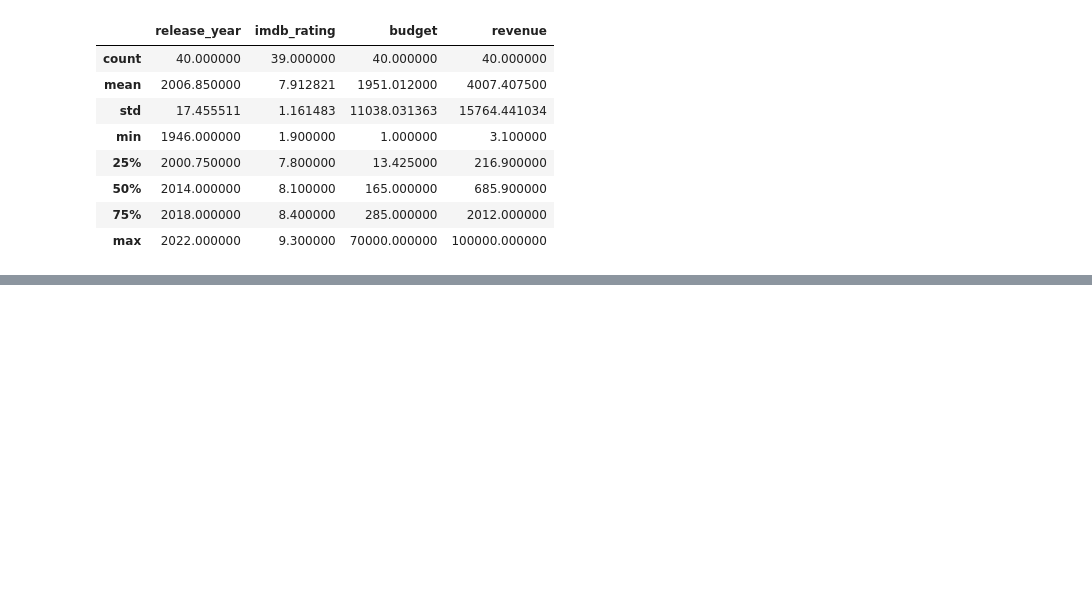
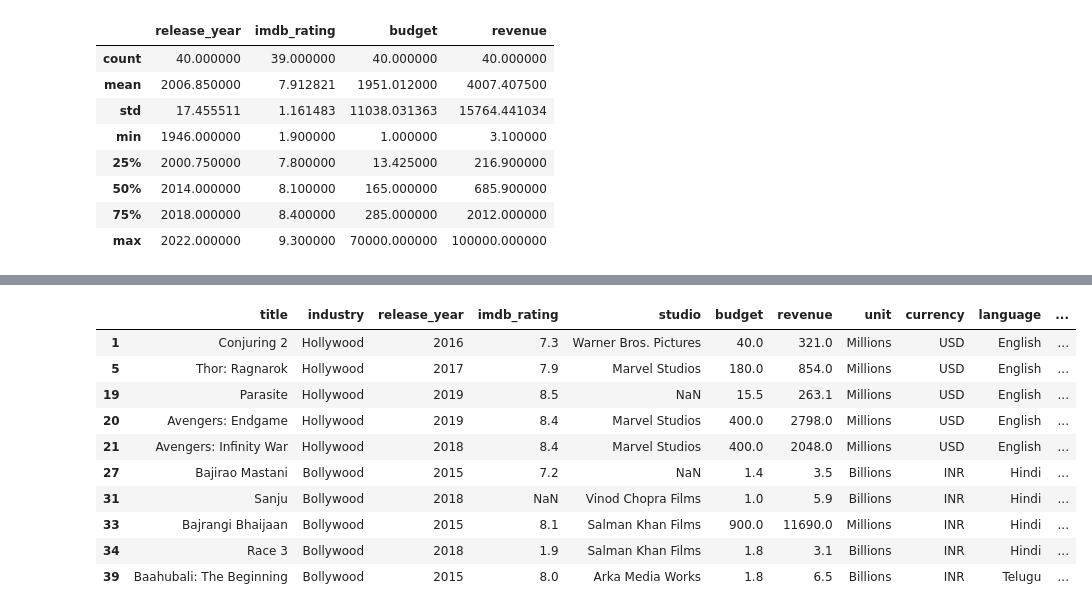
Before and after one commit to Gani25/python_weekdays_b1, a Jupyter notebook: pandas/2basics/basic operations.ipynb, the cells around one changed output, grey strips where cells are left out. Cells and saved outputs as stored; diff of their text form; code cells hidden in the pictures; blank space fills up the shorter version.

```diff
--- a/pandas/2basics/basic operations.ipynb
+++ b/pandas/2basics/basic operations.ipynb
@@ -122,0 +212,3 @@ df.describe()
+# %%
+df["age"] = df.release_year.apply(lambda release_year_value: datetime.now().year - release_year_value)
+df.head()
@@ -122,0 +222,14 @@ df.describe()
+# %%
+df[(df.age >= 5) & (df.age <= 10)]
+# %% [output]
+|  | title | industry | release_year | imdb_rating | studio | budget | revenue | unit | currency | language | ... |
+| 1 | Conjuring 2 | Hollywood | 2016 | 7.3 | Warner Bros. Pictures | 40.0 | 321.0 | Millions | USD | English | ... |
+| 5 | Thor: Ragnarok | Hollywood | 2017 | 7.9 | Marvel Studios | 180.0 | 854.0 | Millions | USD | English | ... |
+| 19 | Parasite | Hollywood | 2019 | 8.5 | NaN | 15.5 | 263.1 | Millions | USD | English | ... |
+| 20 | Avengers: Endgame | Hollywood | 2019 | 8.4 | Marvel Studios | 400.0 | 2798.0 | Millions | USD | English | ... |
+| 21 | Avengers: Infinity War | Hollywood | 2018 | 8.4 | Marvel Studios | 400.0 | 2048.0 | Millions | USD | English | ... |
+| 27 | Bajirao Mastani | Bollywood | 2015 | 7.2 | NaN | 1.4 | 3.5 | Billions | INR | Hindi | ... |
+| 31 | Sanju | Bollywood | 2018 | NaN | Vinod Chopra Films | 1.0 | 5.9 | Billions | INR | Hindi | ... |
+| 33 | Bajrangi Bhaijaan | Bollywood | 2015 | 8.1 | Salman Khan Films | 900.0 | 11690.0 | Millions | INR | Hindi | ... |
+| 34 | Race 3 | Bollywood | 2018 | 1.9 | Salman Khan Films | 1.8 | 3.1 | Billions | INR | Hindi | ... |
+| 39 | Baahubali: The Beginning | Bollywood | 2015 | 8.0 | Arka Media Works | 1.8 | 6.5 | Billions | INR | Telugu | ... |
```
Also changed, not shown: parts of 14 cells of this notebook.
